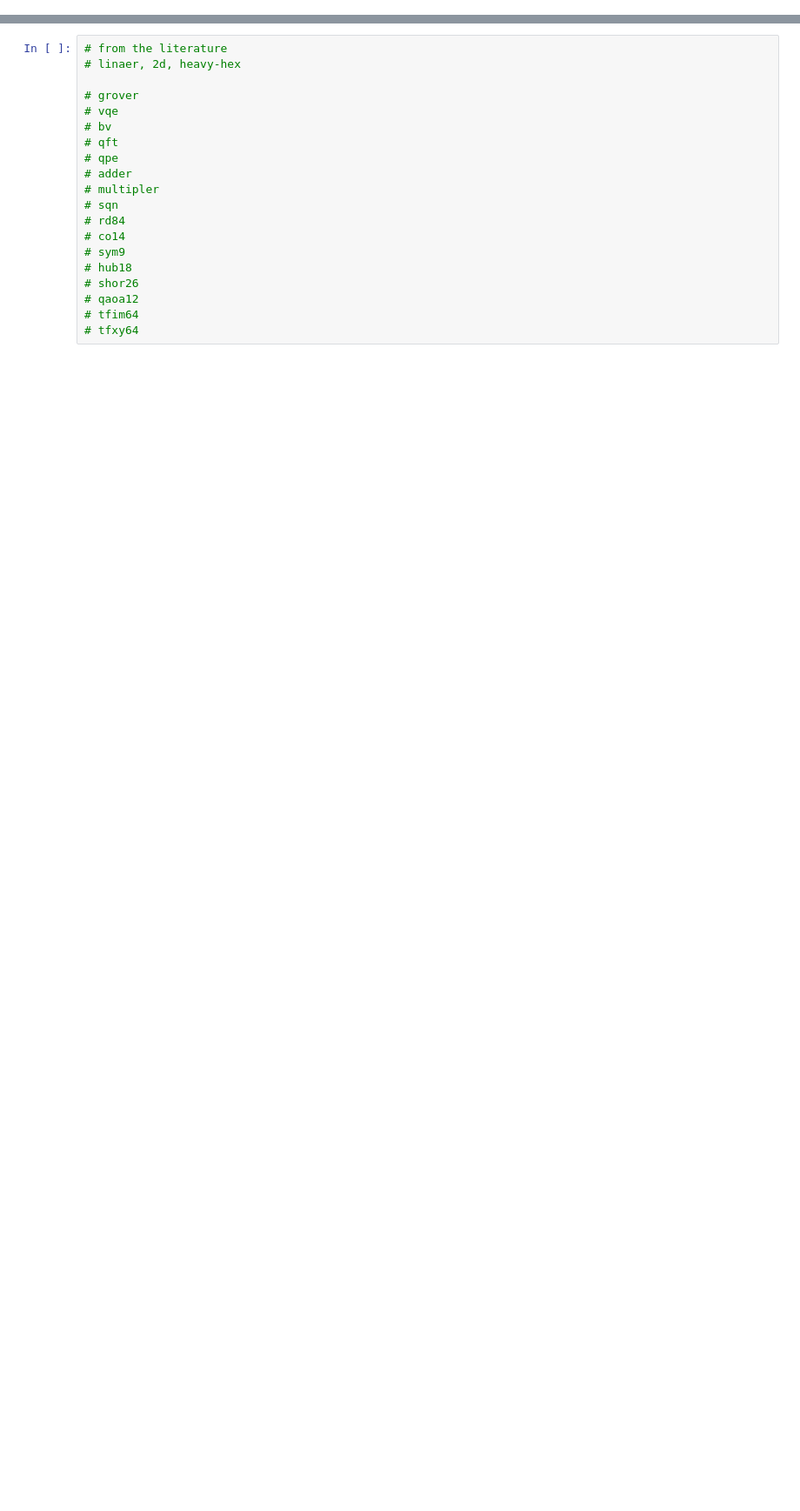
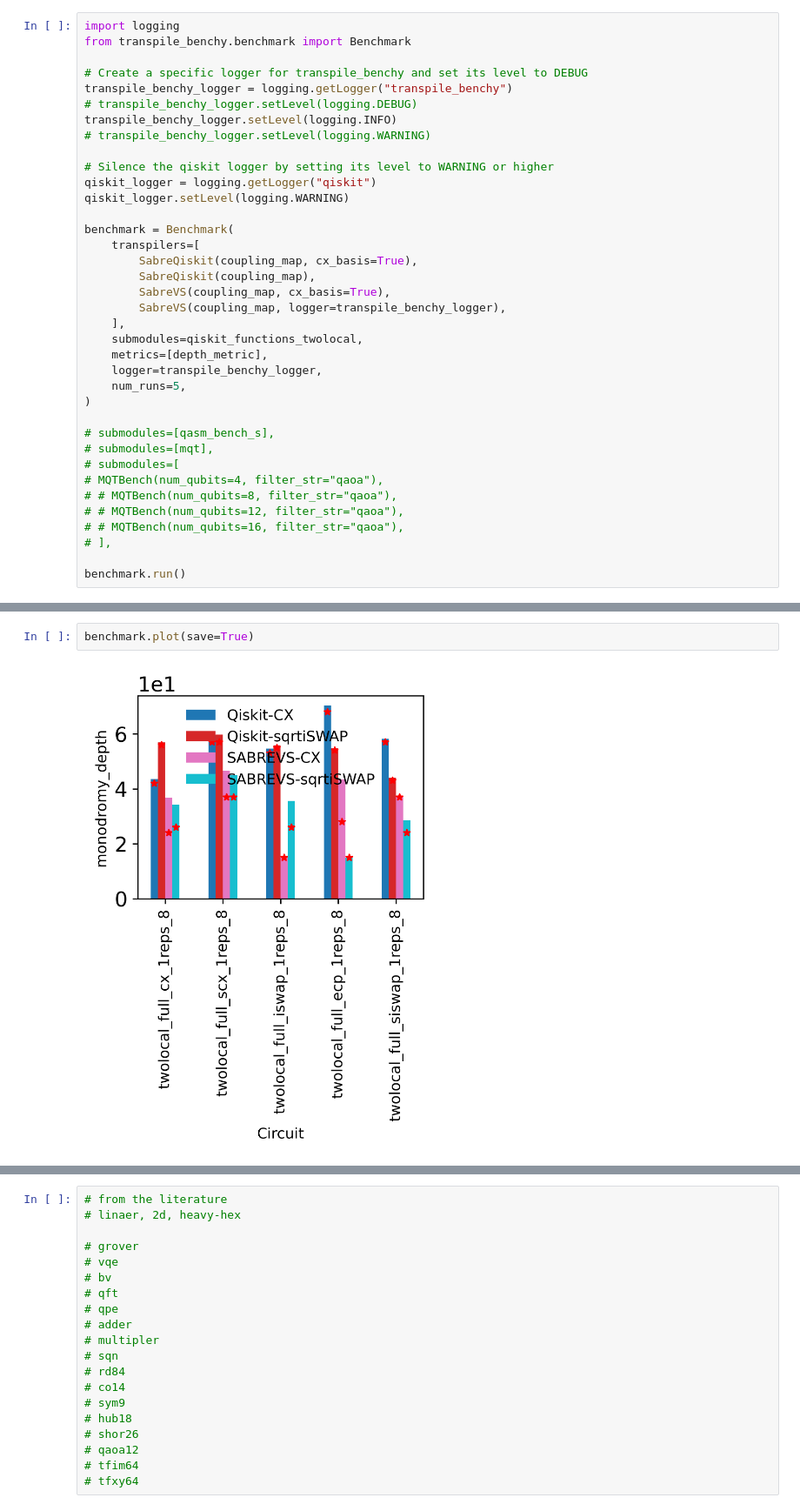
Before and after one commit to Pitt-JonesLab/mirror-gates, a Jupyter notebook: src/notebooks/bench.ipynb, the cells around one changed output, grey strips where cells are left out. Shown: that part at 87% size. Cells and saved outputs as stored; diff of their text form; blank space fills up the shorter version.

Commit message:
improved results for twolocal functions

```diff
--- a/src/notebooks/bench.ipynb
+++ b/src/notebooks/bench.ipynb
@@ -0,0 +78,37 @@
+# %%
+import logging
+from transpile_benchy.benchmark import Benchmark
+
+# Create a specific logger for transpile_benchy and set its level to DEBUG
+transpile_benchy_logger = logging.getLogger("transpile_benchy")
+# transpile_benchy_logger.setLevel(logging.DEBUG)
+transpile_benchy_logger.setLevel(logging.INFO)
+# transpile_benchy_logger.setLevel(logging.WARNING)
+
+# Silence the qiskit logger by setting its level to WARNING or higher
+qiskit_logger = logging.getLogger("qiskit")
+qiskit_logger.setLevel(logging.WARNING)
+
+benchmark = Benchmark(
+    transpilers=[
+        SabreQiskit(coupling_map, cx_basis=True),
+        SabreQiskit(coupling_map),
+        SabreVS(coupling_map, cx_basis=True),
+        SabreVS(coupling_map, logger=transpile_benchy_logger),
+    ],
+    submodules=qiskit_functions_twolocal,
+    metrics=[depth_metric],
+    logger=transpile_benchy_logger,
+    num_runs=5,
+)
+
+# submodules=[qasm_bench_s],
+# submodules=[mqt],
+# submodules=[
+# MQTBench(num_qubits=4, filter_str="qaoa"),
+# # MQTBench(num_qubits=8, filter_str="qaoa"),
+# # MQTBench(num_qubits=12, filter_str="qaoa"),
+# # MQTBench(num_qubits=16, filter_str="qaoa"),
+# ],
+
+benchmark.run()
@@ -0,0 +163,4 @@
+# %%
+benchmark.plot(save=True)
+# %% [output]
+[figure, added]
```
Also changed, not shown: parts of 21 cells of this notebook, 4 other files.
